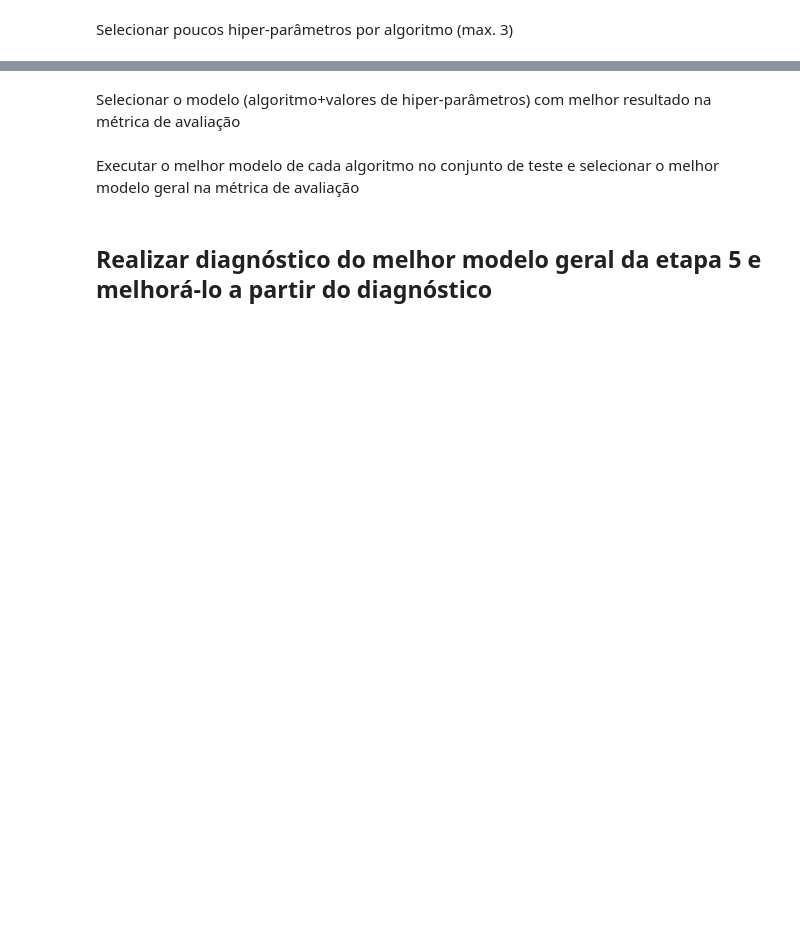
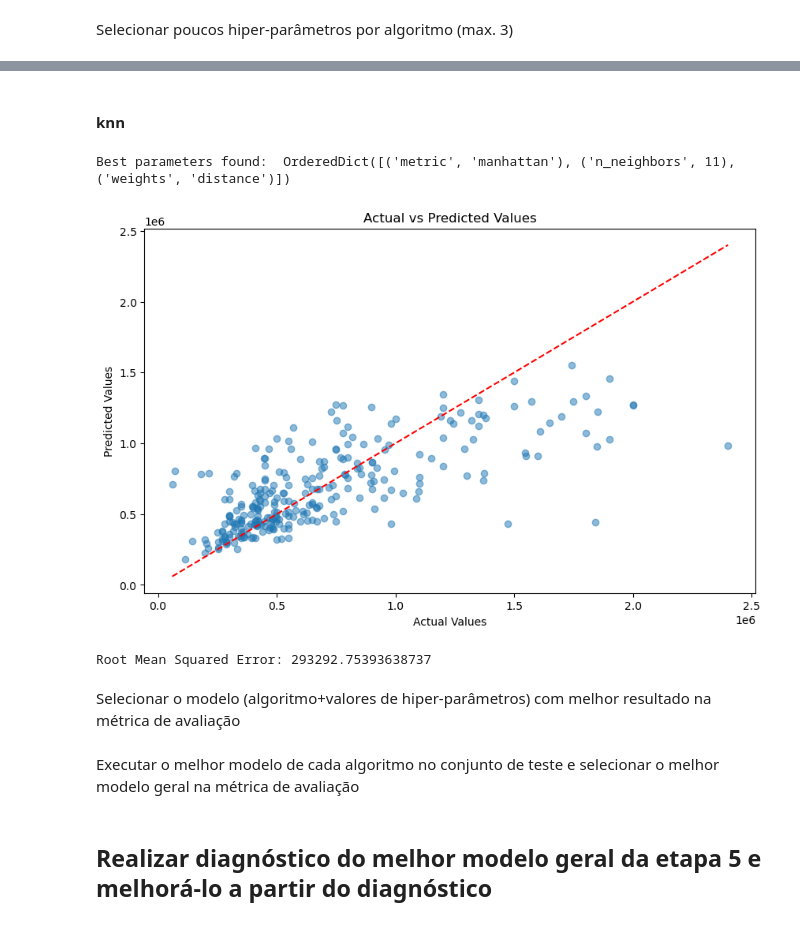
Before and after one commit to DaviMPaiva/scraping, a Jupyter notebook: notebook_analysis/projeto2.ipynb, the cells around one changed output, grey strips where cells are left out. Cells and saved outputs as stored; diff of their text form; code cells hidden in the pictures; blank space fills up the shorter version.

```diff
--- a/notebook_analysis/projeto2.ipynb
+++ b/notebook_analysis/projeto2.ipynb
@@ -321,3 +371,55 @@ Test  RMSE: 834673.4613433278
+# %% [markdown]
+#### knn
+# %%
+search_space = {
+    'n_neighbors': (1, 50),
+    'weights': ('uniform', 'distance'),
+    'metric': ('euclidean', 'manhattan', 'minkowski')
+}
+
+opt = BayesSearchCV(
+    estimator=knnr,
+    search_spaces=search_space,
+    n_iter=15,
+    cv=kfold,
+    scoring=mse_scorer,
+    n_jobs=-1,
+    random_state=42
+)
+
+opt.fit(X_val, y_val)
+
+best_model_knnr = KNeighborsRegressor(**opt.best_params_)
+
+print("Best parameters found: ", opt.best_params_)
+
+with mlflow.start_run(run_name="KNeighborsRegressor"):
+    mlflow.log_params(opt.best_params_)
+
+    best_model_knnr.fit(X_train, y_train)
+    y_pred = best_model_knnr.predict(X_test)
+    rmse = np.sqrt(mean_squared_error(y_test, y_pred))
+    mlflow.log_metric('RMSE', rmse)
+    mlflow.sklearn.log_model(best_model_knnr, 'model')
+
+    plt.figure(figsize=(10, 6))
+    plt.scatter(y_test, y_pred, alpha=0.5)
+    plt.plot([min(y_test), max(y_test)], [min(y_test), max(y_test)], 'r--')
+    plt.xlabel('Actual Values')
+    plt.ylabel('Predicted Values')
+    plt.title('Actual vs Predicted Values')
+
+    plot_file = "sample_plot.png"
+    plt.savefig(plot_file)
+    mlflow.log_artifact(plot_file, artifact_path="plots")
+
+    plt.show()
+
+    print(f'Root Mean Squared Error: {rmse}')
+# %% [output]
+Best parameters found:  OrderedDict([('metric', 'manhattan'), ('n_neighbors', 11), ('weights', 'distance')])
+[figure, added]
+Root Mean Squared Error: 293292.75393638737
 # %% [markdown]
 Selecionar o modelo (algoritmo+valores de hiper-parâmetros) com
 melhor resultado na métrica de avaliação
```
Also changed, not shown: parts of 31 cells of this notebook.
